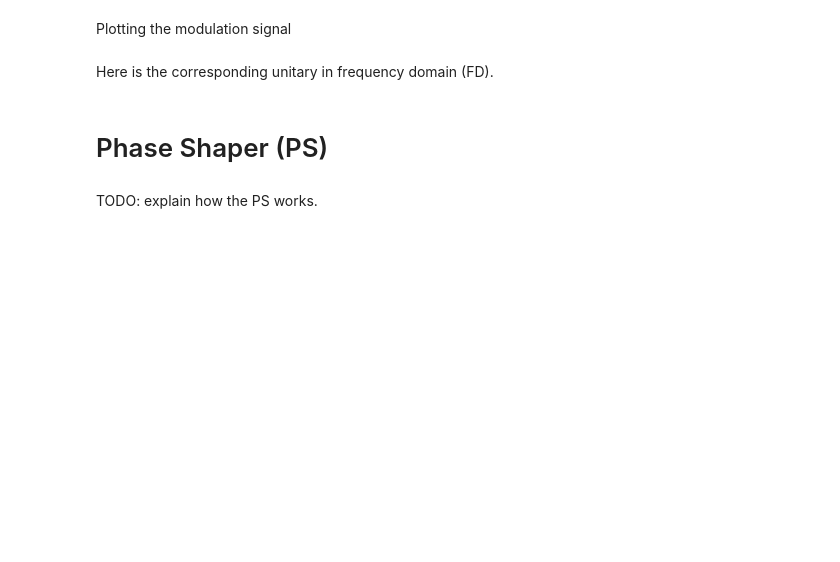
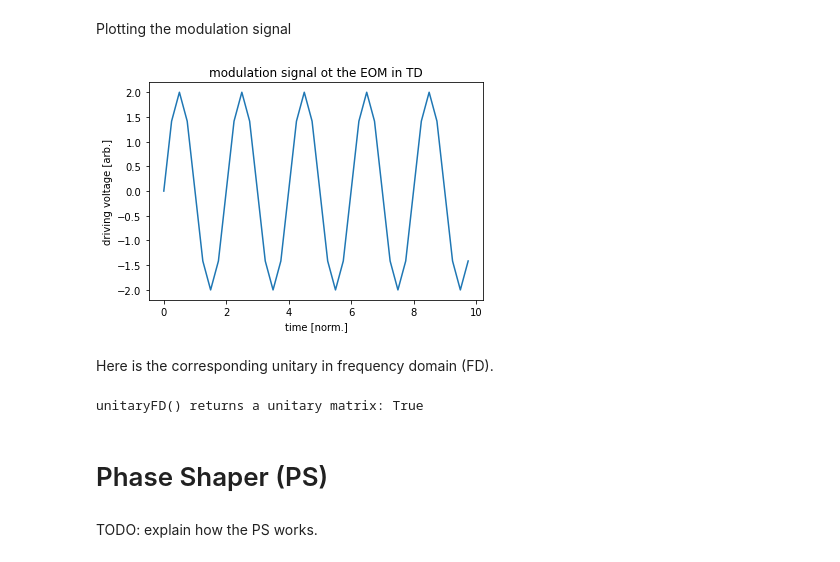
Before and after one commit to PhilipRuebeling/master_thesis, a Jupyter notebook: photonic_devices.ipynb, the cells around one changed output. Saved outputs shown, nothing was run; the diff lists cells and outputs as text; code cells hidden in the pictures; blank space fills up the shorter version.

```diff
--- a/photonic_devices.ipynb
+++ b/photonic_devices.ipynb
@@ -52,9 +63,13 @@ Here we call $m = 1, 2, \dots$ the modulation depth. When we concentrate on sing
 
 $a^{\dagger}_{r} \rightarrow Sa^{\dagger}_{r}S^{\dagger} = \sum_{q} (-ie^{-i\vartheta})^{q} J_{q}(m)a^{\dagger}_{r+q}$.
 # %%
-global mod_depth = 1     # modulation depth
-global a_min = 00.00     # minimal modulation amplitude
-global a_max = 10.00     # maximal modulation amplitude
+# parameters to test the EOM
+mod_depth = 1     # modulation depth
+a_min = 00.00     # minimal modulation amplitude
+a_max = 10.00     # maximal modulation amplitude
+
+n_bins = 4
+parameters_test = [2, 0.0]
 # %% [markdown]
 This defines the unitary in time domain (TD).
 # %%
@@ -84,7 +110,9 @@ def plot_modulation(parameters, mod_depth, n_bins) :
     plt.close()
     pass
 # %%
-plot_modulation(parameters, mod_depth, n_bins)
+plot_modulation(parameters_test, mod_depth, n_bins)
+# %% [output]
+[figure, added]
 # %% [markdown]
 Here is the corresponding unitary in frequency domain (FD).
 # %%
@@ -95,8 +123,10 @@ def unitaryFD(parameters, mod_depth, n_bins) :
 # %%
 # testing if unitaryFD returns a unitary matrix
-U = np.around(unitaryFD(parameters, mod_depth, n_bins), decimals=9)
-is_unitary = np.allclose(np.eye(n_bins), U @ RT.adjoint(U))
+U = np.around(em_unitaryFD(parameters_test, mod_depth, n_bins), decimals=9)
+is_unitary = np.allclose(np.eye(n_bins), U @ adjoint(U))
 print('unitaryFD() returns a unitary matrix: ' + str(is_unitary))
+# %% [output]
+unitaryFD() returns a unitary matrix: True
 # %%
 # this function will not return some unitary matrix,
 # since we truncate the hilbert space
```
Also changed, not shown: parts of 62 cells of this notebook.
